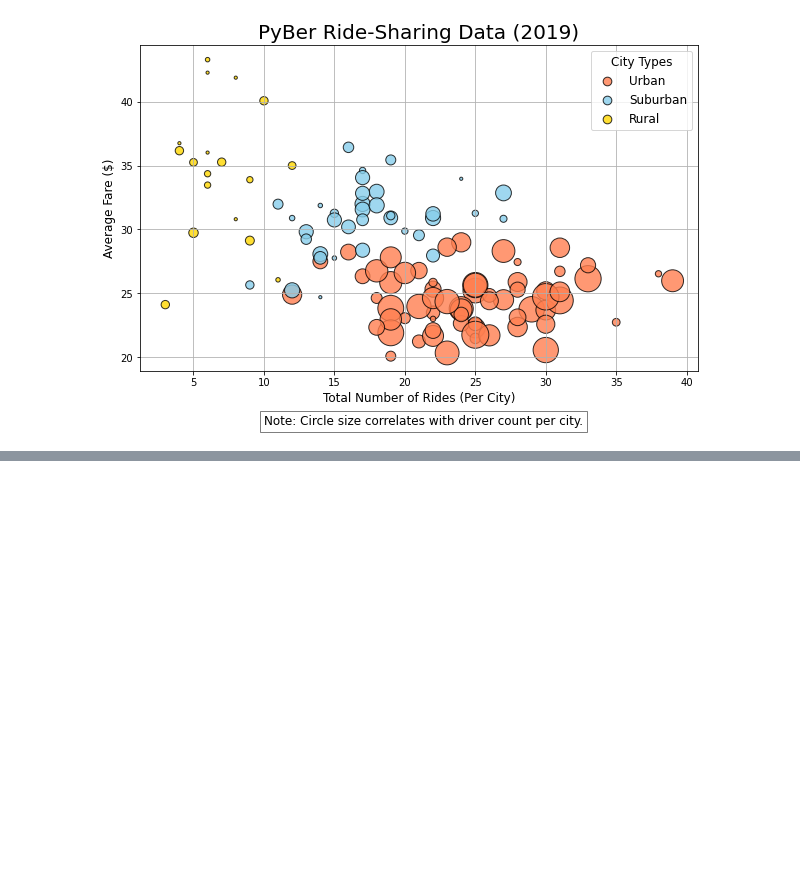
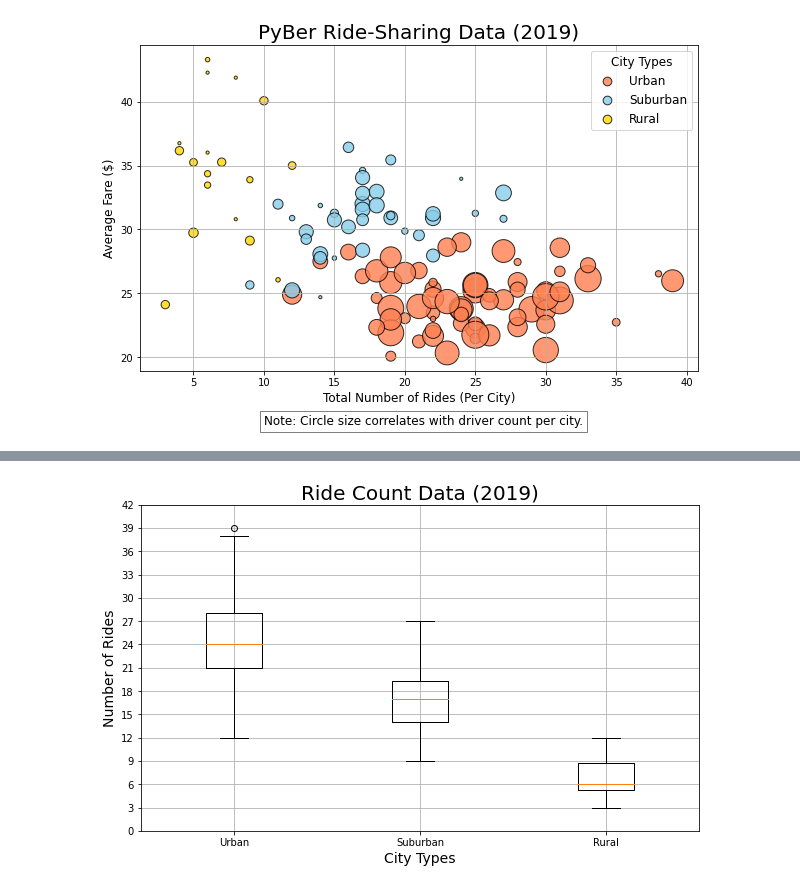
Before and after one commit to ENRICOROBLESDELRIO/PyBer_Analysis, a Jupyter notebook: PyBer.ipynb, the cells around one changed output, grey strips where cells are left out. Cells and saved outputs as stored; diff of their text form; code cells hidden in the pictures; blank space fills up the shorter version.

```diff
--- a/PyBer.ipynb
+++ b/PyBer.ipynb
@@ -367,0 +675,21 @@ plt.show()
+# %%
+# Add all ride count box-and-whisker plots to the same graph.
+x_labels = ["Urban", "Suburban","Rural"]
+ride_count_data = [urban_ride_count, suburban_ride_count, rural_ride_count]
+fig, ax = plt.subplots(figsize=(10, 6))
+ax.set_title('Ride Count Data (2019)',fontsize=20)
+ax.set_ylabel('Number of Rides',fontsize=14)
+ax.set_xlabel("City Types",fontsize=14)
+ax.boxplot(ride_count_data, labels=x_labels)
+ax.set_yticks(np.arange(0, 45, step=3.0))
+ax.grid()
+# Save the figure.
+plt.savefig("analysis/Fig2.png")
+plt.show()
+
+# Findings
+# There is one outlier in the urban ride count data.
+# Also, the average number of rides in the rural cities is about 4- and 3.5-times lower per city,
+# than the urban and suburban cities, respectively.
+# %% [output]
+[figure, added]
```
Also changed, not shown: parts of 34 cells of this notebook.
